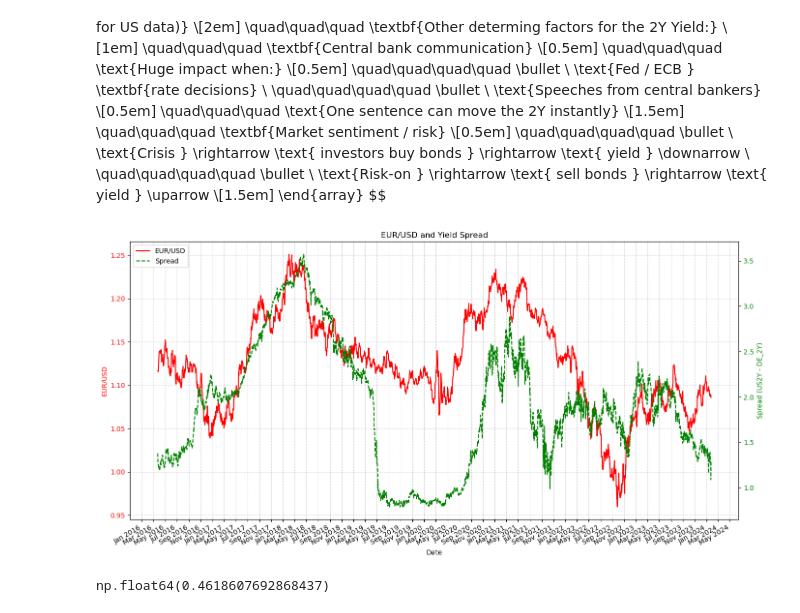
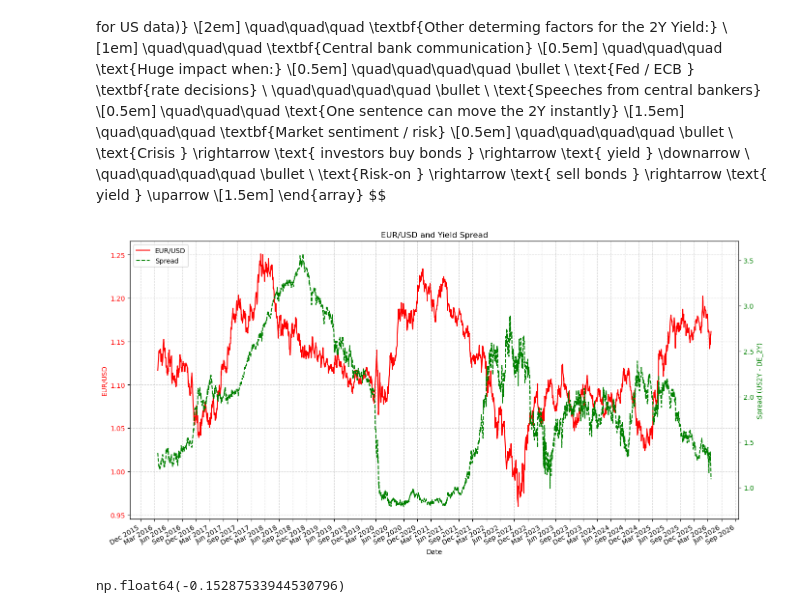
Before and after one commit to LyubStoy/Forex_Grey, a Jupyter notebook: PART_II_Mathematical_Modelling/Analysis_SREAD2Y_FXRATE.ipynb, the cells around one changed output. Drawn from its saved outputs; the diff is of its cells as text; code cells hidden in the pictures.

```diff
--- a/PART_II_Mathematical_Modelling/Analysis_SREAD2Y_FXRATE.ipynb
+++ b/PART_II_Mathematical_Modelling/Analysis_SREAD2Y_FXRATE.ipynb
@@ -59,7 +60,7 @@ eurusd = pd.read_csv("data/EURUSD_worked.csv")
 # %%
 eurusd.columns = ["Date", "EURUSD"]
 spread["Date"] = pd.to_datetime(spread["Date"])
-spread["Date"] = pd.to_datetime(eurusd["Date"])
+eurusd["Date"] = pd.to_datetime(eurusd["Date"])
 eurusd["EURUSD"]=eurusd["EURUSD"].astype(float)
 # to assure the same date format for the boths datasets
 for dts in [spread, eurusd]:
@@ -69,39 +70,41 @@ for dts in [spread, eurusd]:
 ds_merged=pd.merge(spread, eurusd, on="Date", how="inner")
 ds_merged=ds_merged.sort_values("Date").reset_index(drop=True)
 # %%
-# Make sure Date is in datetime format
+
 # Create figure
 fig, ax1 = plt.subplots(figsize=(14,7))
 
 ax1.plot(ds_merged["Date"], ds_merged["EURUSD"], color="red", linewidth=1.5, label="EUR/USD")
 ax1.set_xlabel("Date")
 ax1.set_ylabel("EUR/USD", color='red')
 ax1.tick_params(axis="y", labelcolor='red')
-ax1.xaxis.set_major_locator(mdates.MonthLocator(interval=2))
+
+# The data is displayed at three-month intervals to improve readability on the x-axis.
+ax1.xaxis.set_major_locator(mdates.MonthLocator(interval=3))
 ax1.xaxis.set_major_formatter(mdates.DateFormatter("%b %Y"))
 
 ax2=ax1.twinx()
 ax2.plot(ds_merged["Date"], ds_merged["Spread"], color="green", linestyle="--", linewidth=1.5, label="Spread")
 # Right axis: Spread
 ax2.set_ylabel("Spread (US2Y - DE_2Y)", color="green")
 ax2.tick_params(axis="y", labelcolor="green")
 
 plt.title("EUR/USD and Yield Spread")
 ax1.grid(True, linestyle="--", alpha=0.5)
 
 lines1,labels1=ax1.get_legend_handles_labels()
 lines2, labels2=ax2.get_legend_handles_labels()
 ax1.legend(lines1+lines2, labels1+labels2, loc="upper left")
 
 fig.autofmt_xdate()
 plt.tight_layout()
 plt.show()
 # %% [output]
-[figure, old version]
+[figure, new version]
 # %%
 ds_merged["EURUSD"].corr(ds_merged["Spread"])
 # %% [output]
-np.float64(0.4618607692868437)
+np.float64(-0.15287533944530796)
 # %% [markdown]
 $$
 \begin{array}{l}
```
Also changed, not shown: parts of 18 cells of this notebook, 1 other file.
